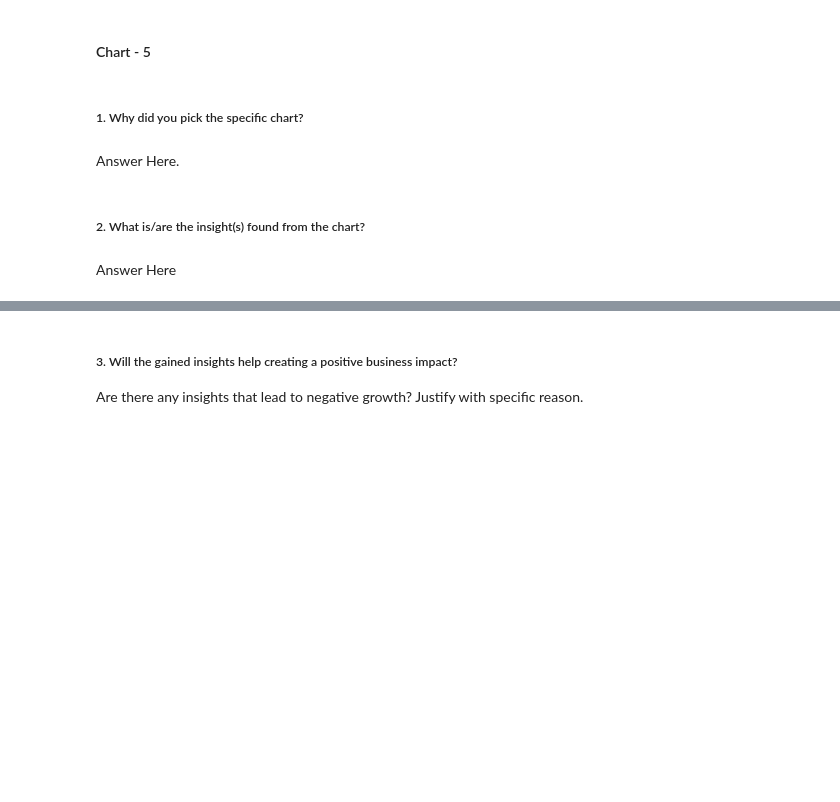
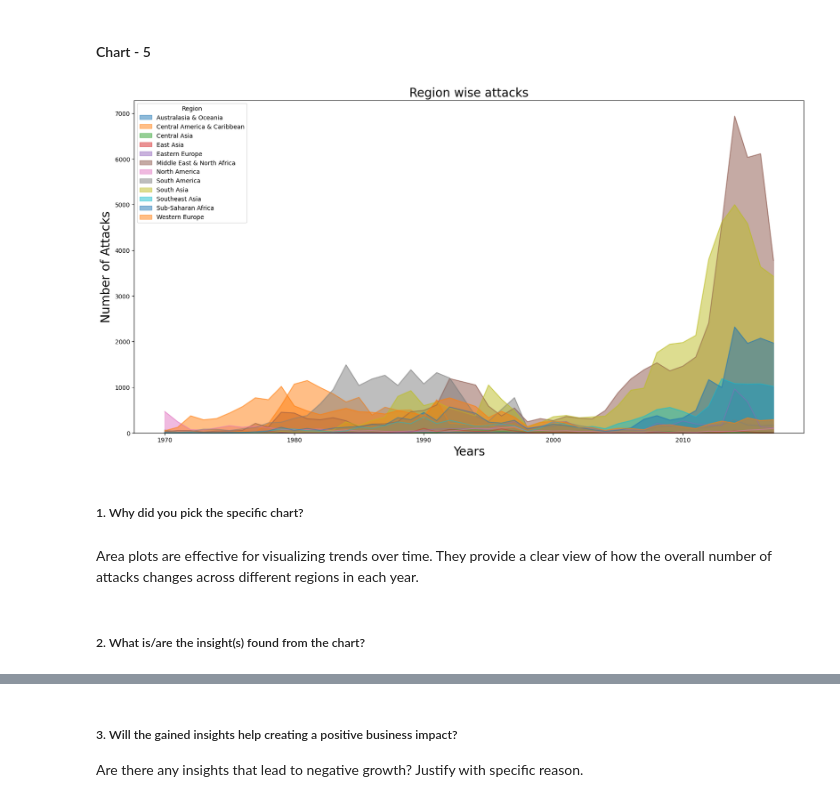
Before and after one commit to Amrit007-droid/Global-Terrorism-Dataset-EDA-, a Jupyter notebook: Global_Terrorism_Dataset_EDA_submission_.ipynb, the cells around one changed output, grey strips where cells are left out. Saved outputs shown, nothing was run; the diff lists cells and outputs as text; code cells hidden in the pictures; blank space fills up the shorter version.

```diff
--- a/Global_Terrorism_Dataset_EDA_submission_.ipynb
+++ b/Global_Terrorism_Dataset_EDA_submission_.ipynb
@@ -598,0 +635,5 @@ Answer Here
+# %%
+reg=pd.crosstab(df.Year,df.Region) # creating a cross-tabulation between the "Year" column and the "Region" column in the DataFrame
+                                   # It counts the occurrences of each combination of year and region.
+                                   # It's a useful way to analyze and understand the distribution of data across these two categorical variables.
+reg.head()
@@ -603,8 +650,17 @@ Answer Here
+# %%
+# Chart - 5 visualization code
+reg.plot(kind="area", stacked=False, alpha=0.5,figsize=(20,10))
+                                              # With the stacked=False parameter, each region's contribution is shown separately rather than being stacked on top of each other
+
+plt.title("Region wise attacks",fontsize=20)
+plt.xlabel("Years",fontsize=20)
+plt.ylabel("Number of Attacks",fontsize=20)
+plt.show()
+# %% [output]
+[figure, added]
 # %% [markdown]
 ##### 1. Why did you pick the specific chart?
-# %% [markdown]
-Answer Here.
+# %% [markdown]
+Area plots are effective for visualizing trends over time. They provide a clear view of how the overall number of attacks changes across different regions in each year.
 # %% [markdown]
 ##### 2. What is/are the insight(s) found from the chart?
-# %% [markdown]
-Answer Here
```
Also changed, not shown: parts of 23 cells of this notebook.
